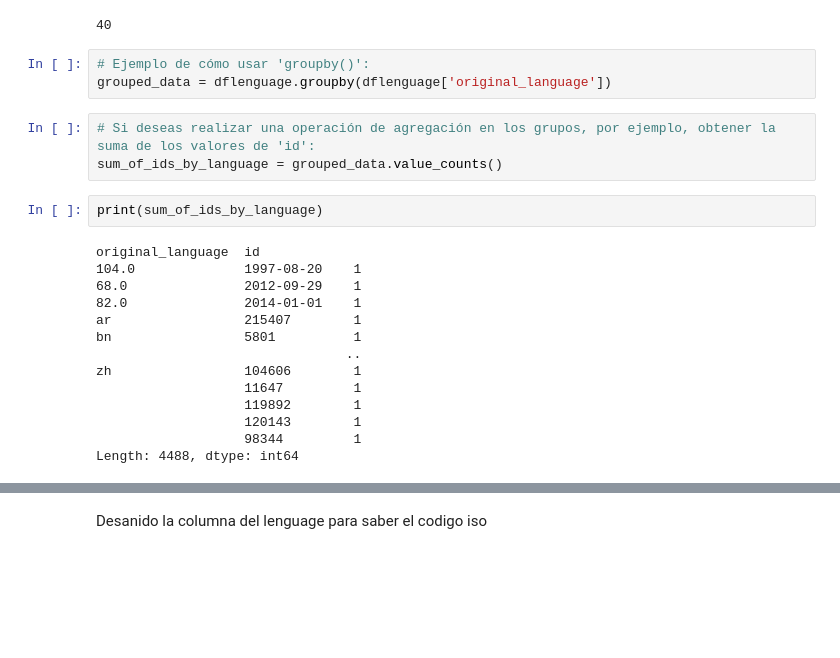
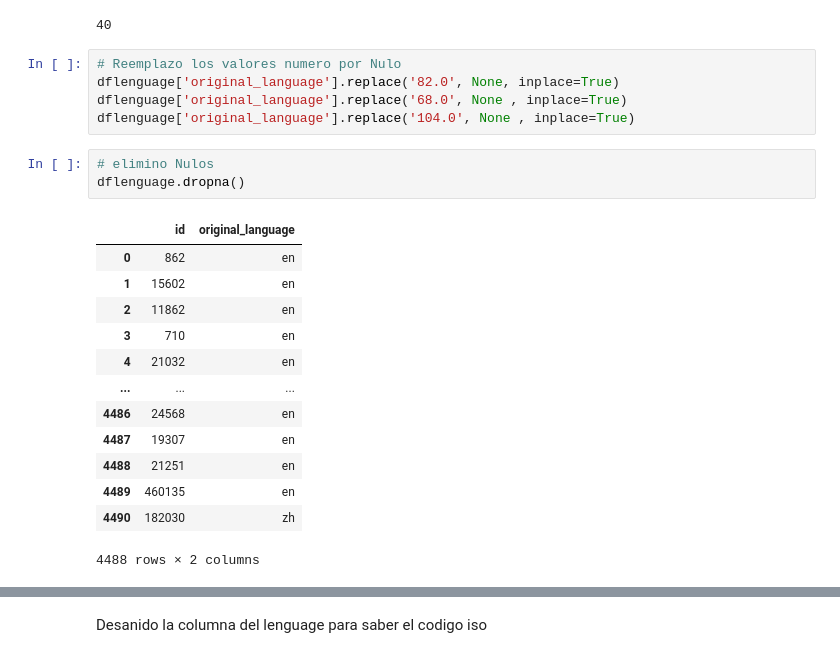
Before and after one commit to Constanzafl/Proyecto_Indiv_1_MLO_Henry, a Jupyter notebook: ETL/DesanidarLanguage.ipynb, the cells around one changed output, grey strips where cells are left out. Drawn from its saved outputs; the diff is of its cells as text; blank space fills up the shorter version.

```diff
--- a/ETL/DesanidarLanguage.ipynb
+++ b/ETL/DesanidarLanguage.ipynb
@@ -27,25 +27,25 @@ print(lenguage_original)
 len(lenguage_original)
 # %% [output]
 40
-# %%
-# Ejemplo de cómo usar 'groupby()':
-grouped_data = dflenguage.groupby(dflenguage['original_language'])
-# %%
-# Si deseas realizar una operación de agregación en los grupos, por ejemplo, obtener la suma de los valores de 'id':
-sum_of_ids_by_language = grouped_data.value_counts()
-# %%
-print(sum_of_ids_by_language)
-# %% [output]
-original_language  id
-104.0              1997-08-20    1
-68.0               2012-09-29    1
-82.0               2014-01-01    1
-ar                 215407        1
-bn                 5801          1
-                                ..
-zh                 104606        1
-                   11647         1
-                   119892        1
-                   120143        1
-                   98344         1
-Length: 4488, dtype: int64
+# %%
+# Reemplazo los valores numero por Nulo
+dflenguage['original_language'].replace('82.0', None, inplace=True)
+dflenguage['original_language'].replace('68.0', None , inplace=True)
+dflenguage['original_language'].replace('104.0', None , inplace=True)
+# %%
+# elimino Nulos
+dflenguage.dropna()
+# %% [output]
+|  | id | original_language |
+| 0 | 862 | en |
+| 1 | 15602 | en |
+| 2 | 11862 | en |
+| 3 | 710 | en |
+| 4 | 21032 | en |
+| ... | ... | ... |
+| 4486 | 24568 | en |
+| 4487 | 19307 | en |
+| 4488 | 21251 | en |
+| 4489 | 460135 | en |
+| 4490 | 182030 | zh |
+4488 rows × 2 columns
```
Also changed, not shown: parts of 12 cells of this notebook, 2 other files.
